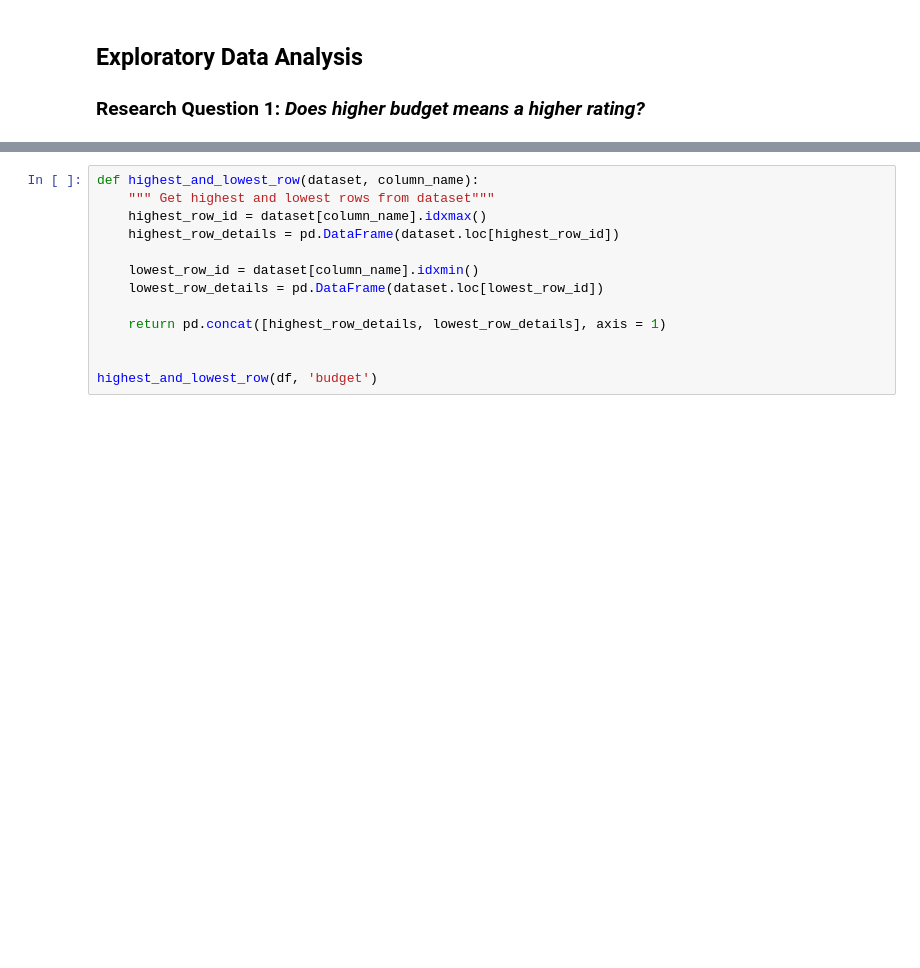
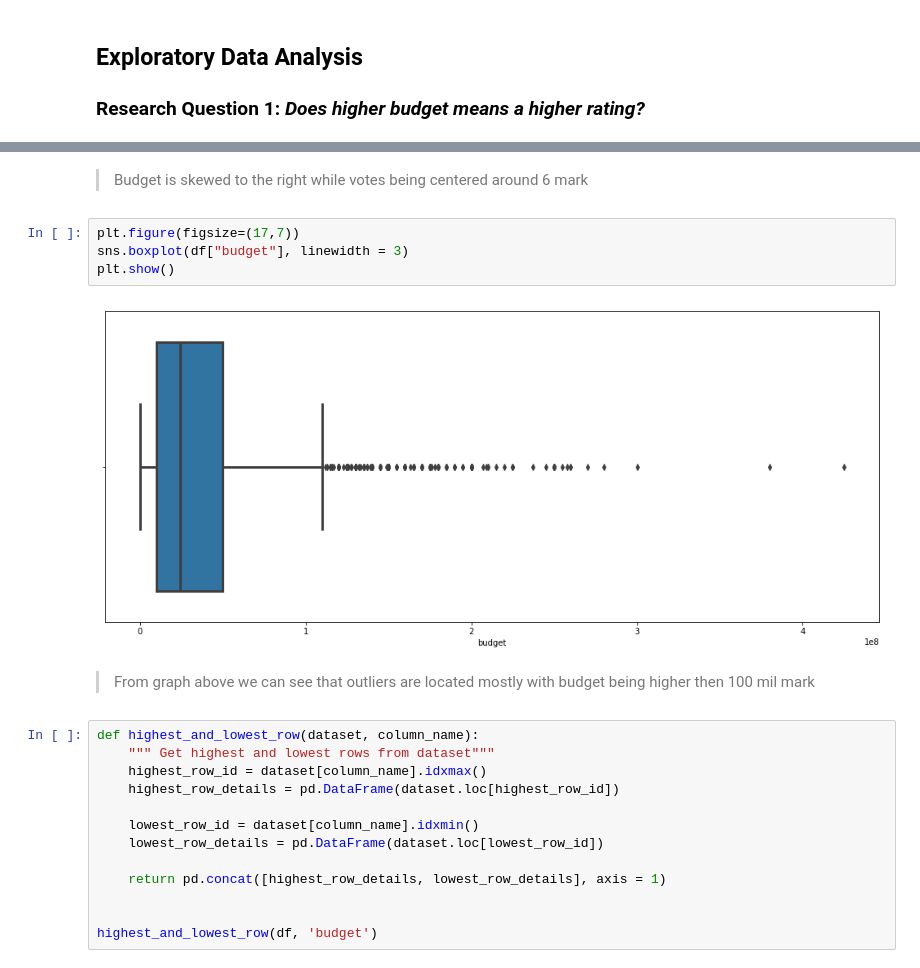
Before and after one commit to pe1te3son/investigate_dataset_p3, a Jupyter notebook: Investigate_a_Dataset.ipynb, the cells around one changed output, grey strips where cells are left out. Drawn from its saved outputs; the diff is of its cells as text; blank space fills up the shorter version.

```diff
--- a/Investigate_a_Dataset.ipynb
+++ b/Investigate_a_Dataset.ipynb
@@ -229,3 +252,13 @@ Clean dataset contains 3849 rows and 11 columns
+# %% [markdown]
+> Budget is skewed to the right while votes being centered around 6 mark
+# %%
+plt.figure(figsize=(17,7))
+sns.boxplot(df["budget"], linewidth = 3)
+plt.show()
+# %% [output]
+[figure, added]
+# %% [markdown]
+> From graph above we can see that outliers are located mostly with budget being higher then 100 mil mark
 # %%
 def highest_and_lowest_row(dataset, column_name):
     """ Get highest and lowest rows from dataset"""
```
Also changed, not shown: parts of 5 cells of this notebook, 1 other file.
